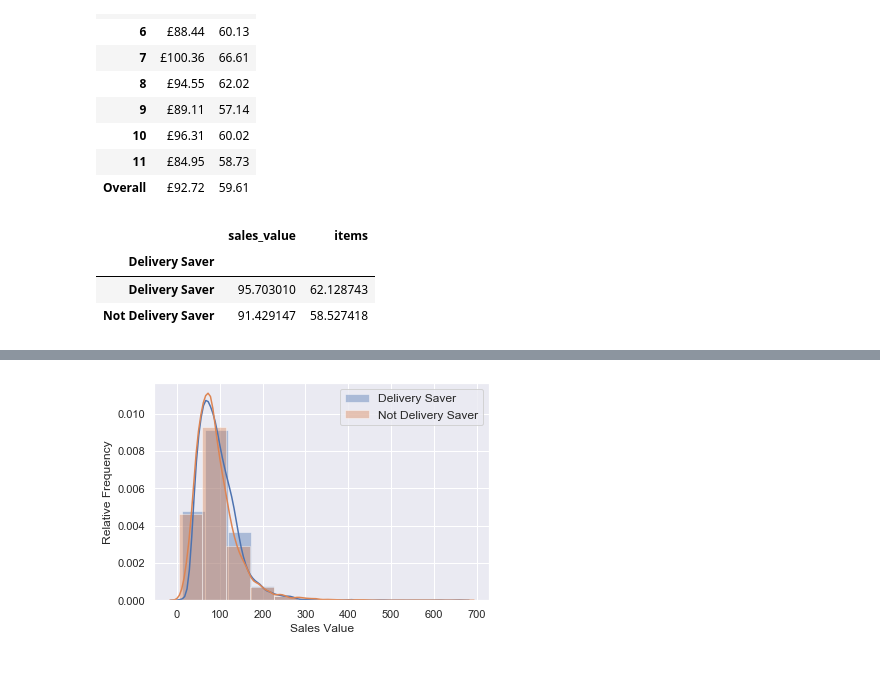
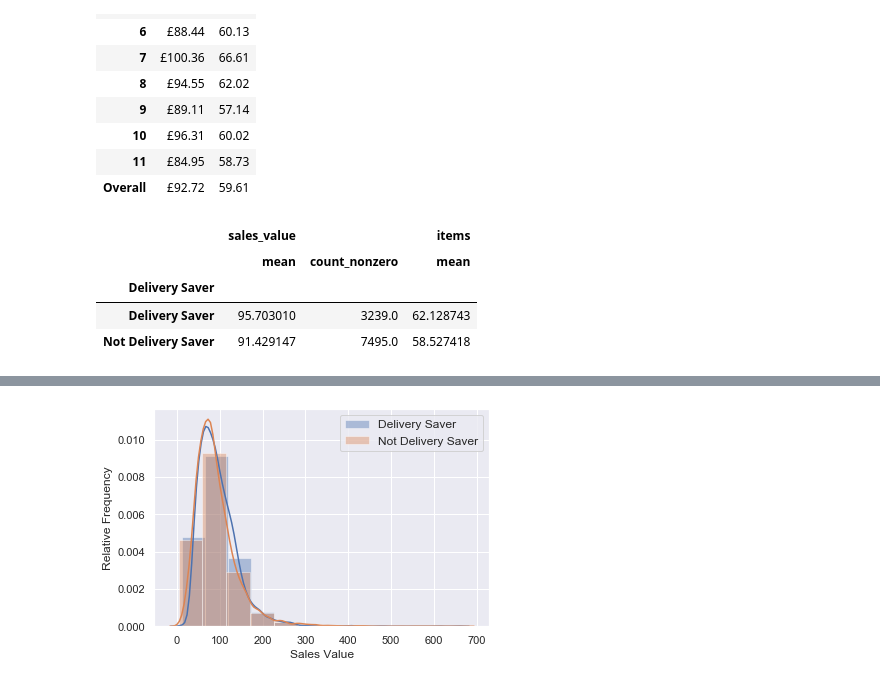
Before and after one commit to TG7789RR/TestModels, a Jupyter notebook: 2004phonecasestudy.ipynb, the cells around one changed output, grey strips where cells are left out. Saved outputs shown, nothing was run; the diff lists cells and outputs as text; code cells hidden in the pictures.

```diff
--- a/2004phonecasestudy.ipynb
+++ b/2004phonecasestudy.ipynb
@@ -744,11 +748,12 @@ del a,b
 # %%
 #difference between delivery saver and not
 
-display(DF.groupby('Delivery Saver').agg({'sales_value':np.mean,'items':np.mean}))
+display(DF.groupby('Delivery Saver').agg({'sales_value':[np.mean,np.count_nonzero],'items':np.mean}))
 
 #overall not much
 # %% [output]
-|  | sales_value | items |
-| Delivery Saver |  |  |
-| Delivery Saver | 95.703010 | 62.128743 |
-| Not Delivery Saver | 91.429147 | 58.527418 |
+|  | sales_value |  | items |
+|  | mean | count_nonzero | mean |
+| Delivery Saver |  |  |  |
+| Delivery Saver | 95.703010 | 3239.0 | 62.128743 |
+| Not Delivery Saver | 91.429147 | 7495.0 | 58.527418 |
```
Also changed, not shown: parts of 17 cells of this notebook.
